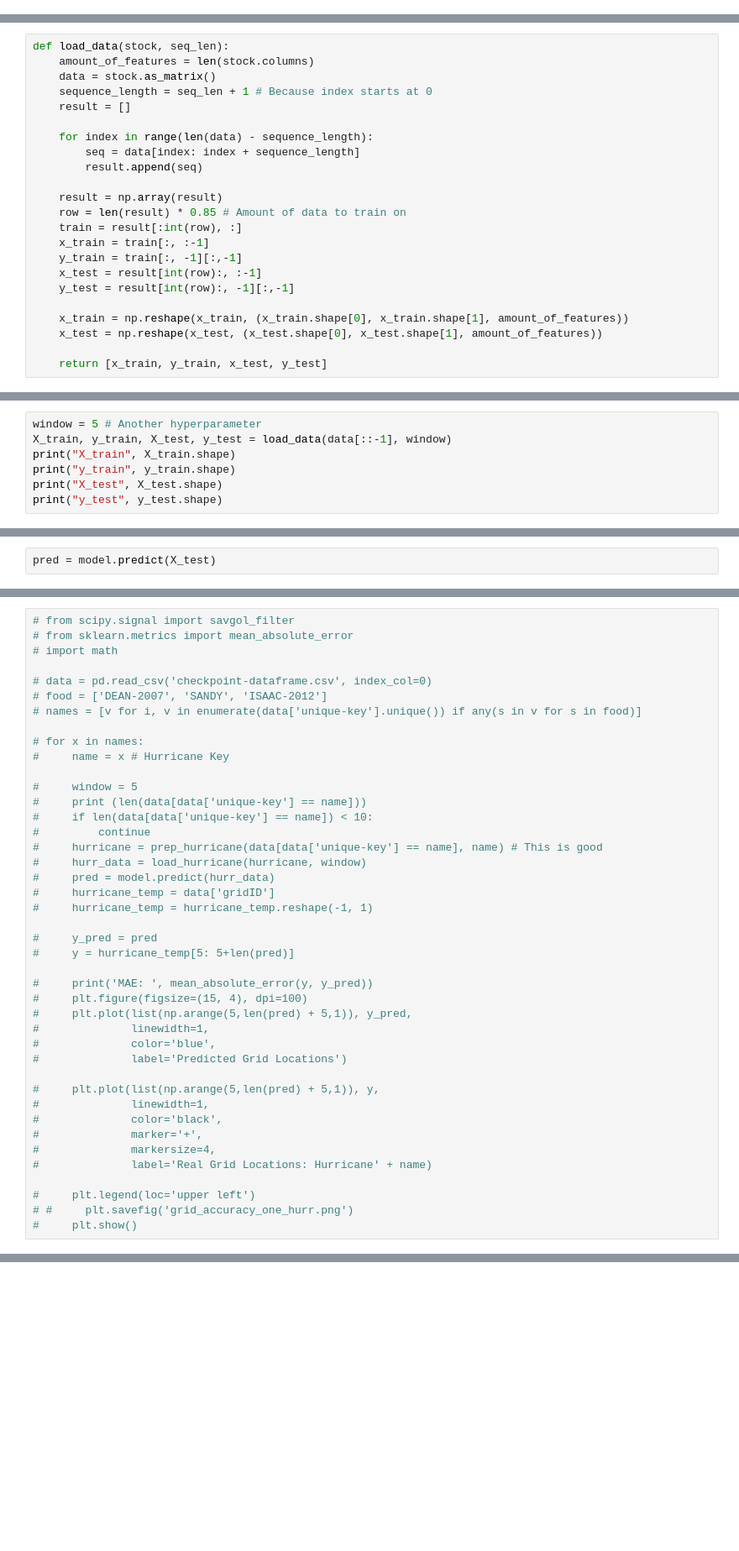
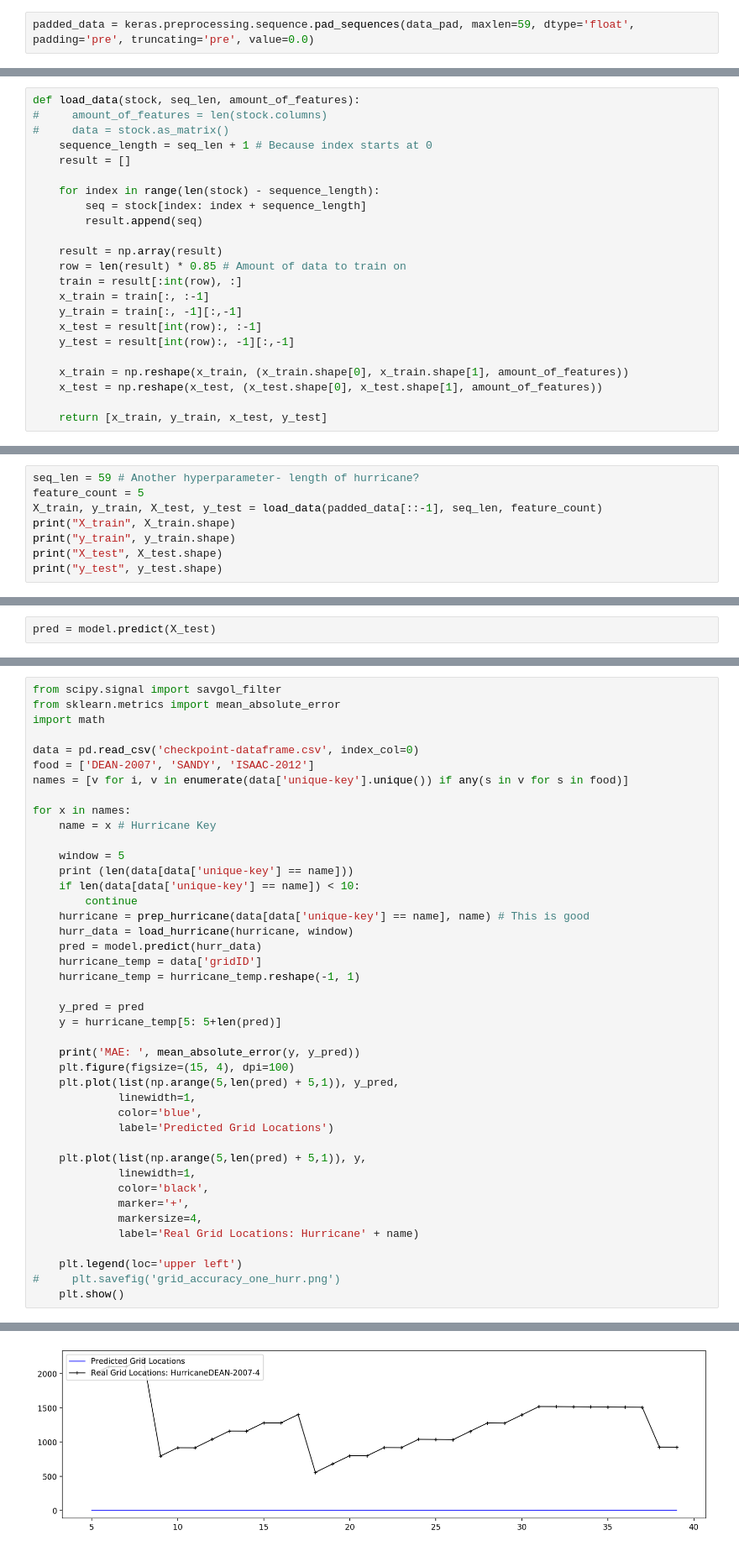
Before and after one commit to sheilaalemany/hurricane-rnn, a Jupyter notebook: hurricane-rnn-sheils.ipynb, the cells around one changed output, grey strips where cells are left out. Shown at 84% size. Saved outputs shown, nothing was run; the diff lists cells and outputs as text; blank space fills up the shorter version.

Commit message:
added padding

```diff
--- a/hurricane-rnn-sheils.ipynb
+++ b/hurricane-rnn-sheils.ipynb
@@ -537,0 +685,2 @@ See the caveats in the documentation: http://pandas.pydata.org/pandas-docs/stabl
+# %%
+padded_data = keras.preprocessing.sequence.pad_sequences(data_pad, maxlen=59, dtype='float', padding='pre', truncating='pre', value=0.0)
@@ -541,12 +717,12 @@ data.drop('unique-key', axis = 1, inplace = True)
 # %%
-def load_data(stock, seq_len):
-    amount_of_features = len(stock.columns)
-    data = stock.as_matrix()
+def load_data(stock, seq_len, amount_of_features):
+#     amount_of_features = len(stock.columns)
+#     data = stock.as_matrix()
     sequence_length = seq_len + 1 # Because index starts at 0
     result = []
 
-    for index in range(len(data) - sequence_length):
-        seq = data[index: index + sequence_length]
+    for index in range(len(stock) - sequence_length):
+        seq = stock[index: index + sequence_length]
         result.append(seq)
 
     result = np.array(result)
@@ -582,8 +758,9 @@ def build_model(layers):
 # %% [markdown]
 ### Train the Model
 # %%
-window = 5 # Another hyperparameter
-X_train, y_train, X_test, y_test = load_data(data[::-1], window)
+seq_len = 59 # Another hyperparameter- length of hurricane?
+feature_count = 5
+X_train, y_train, X_test, y_test = load_data(padded_data[::-1], seq_len, feature_count)
 print("X_train", X_train.shape)
 print("y_train", y_train.shape)
 print("X_test", X_test.shape)
@@ -796,44 +972,45 @@ See the caveats in the documentation: http://pandas.pydata.org/pandas-docs/stabl
 # #     plt.savefig('predicted_trajectories')
 #     plt.show()
 # %%
-# from scipy.signal import savgol_filter
-# from sklearn.metrics import mean_absolute_error
-# import math
+from scipy.signal import savgol_filter
+from sklearn.metrics import mean_absolute_error
+import math
 
-# data = pd.read_csv('checkpoint-dataframe.csv', index_col=0)
-# food = ['DEAN-2007', 'SANDY', 'ISAAC-2012']
-# names = [v for i, v in enumerate(data['unique-key'].unique()) if any(s in v for s in food)]
+data = pd.read_csv('checkpoint-dataframe.csv', index_col=0)
+food = ['DEAN-2007', 'SANDY', 'ISAAC-2012']
+names = [v for i, v in enumerate(data['unique-key'].unique()) if any(s in v for s in food)]
 
-# for x in names:
-#     name = x # Hurricane Key
+for x in names:
+    name = x # Hurricane Key
 
-#     window = 5
-#     print (len(data[data['unique-key'] == name]))
-#     if len(data[data['unique-key'] == name]) < 10:
-#         continue
-#     hurricane = prep_hurricane(data[data['unique-key'] == name], name) # This is good
-#     hurr_data = load_hurricane(hurricane, window)
-#     pred = model.predict(hurr_data)
-#     hurricane_temp = data['gridID']
-#     hurricane_temp = hurricane_temp.reshape(-1, 1)
+    window = 5
+    print (len(data[data['unique-key'] == name]))
+    if len(data[data['unique-key'] == name]) < 10:
+        continue
+    hurricane = prep_hurricane(data[data['unique-key'] == name], name) # This is good
+    hurr_data = load_hurricane(hurricane, window)
+    pred = model.predict(hurr_data)
+    hurricane_temp = data['gridID']
+    hurricane_temp = hurricane_temp.reshape(-1, 1)
 
-#     y_pred = pred
-#     y = hurricane_temp[5: 5+len(pred)]
+    y_pred = pred
+    y = hurricane_temp[5: 5+len(pred)]
 
-#     print('MAE: ', mean_absolute_error(y, y_pred))
-#     plt.figure(figsize=(15, 4), dpi=100)
-#     plt.plot(list(np.arange(5,len(pred) + 5,1)), y_pred,
-#              linewidth=1,
-#              color='blue',
-#              label='Predicted Grid Locations')
+    print('MAE: ', mean_absolute_error(y, y_pred))
+    plt.figure(figsize=(15, 4), dpi=100)
+    plt.plot(list(np.arange(5,len(pred) + 5,1)), y_pred,
+             linewidth=1,
+             color='blue',
+             label='Predicted Grid Locations')
 
-#     plt.plot(list(np.arange(5,len(pred) + 5,1)), y,
-#              linewidth=1,
-#              color='black',
-#              marker='+',
-#              markersize=4,
-#              label='Real Grid Locations: Hurricane' + name)
+    plt.plot(list(np.arange(5,len(pred) + 5,1)), y,
+             linewidth=1,
+             color='black',
+             marker='+',
+             markersize=4,
+             label='Real Grid Locations: Hurricane' + name)
 
-#     plt.legend(loc='upper left')
-# #     plt.savefig('grid_accuracy_one_hurr.png')
-#     plt.show()
+    plt.legend(loc='upper left')
+#     plt.savefig('grid_accuracy_one_hurr.png')
+    plt.show()
+# %% [output]
@@ -839,0 +1026 @@ See the caveats in the documentation: http://pandas.pydata.org/pandas-docs/stabl
+[figure, added]
```
Also changed, not shown: parts of 32 cells of this notebook, 1 other file.
